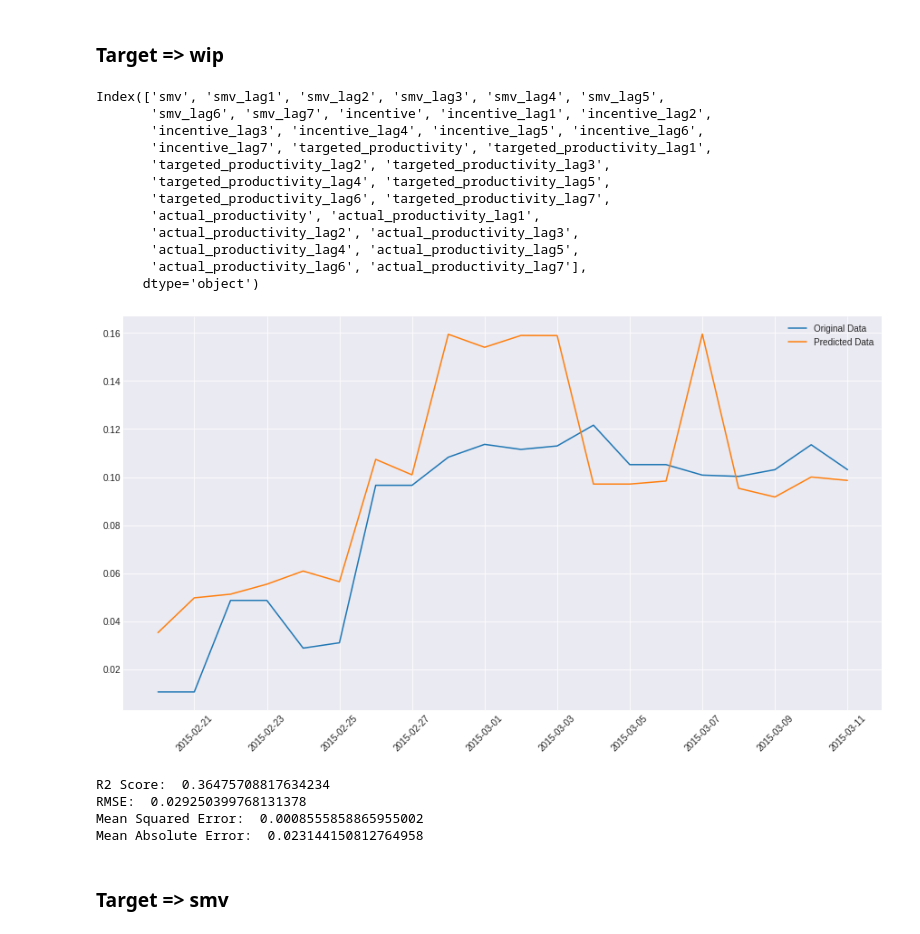
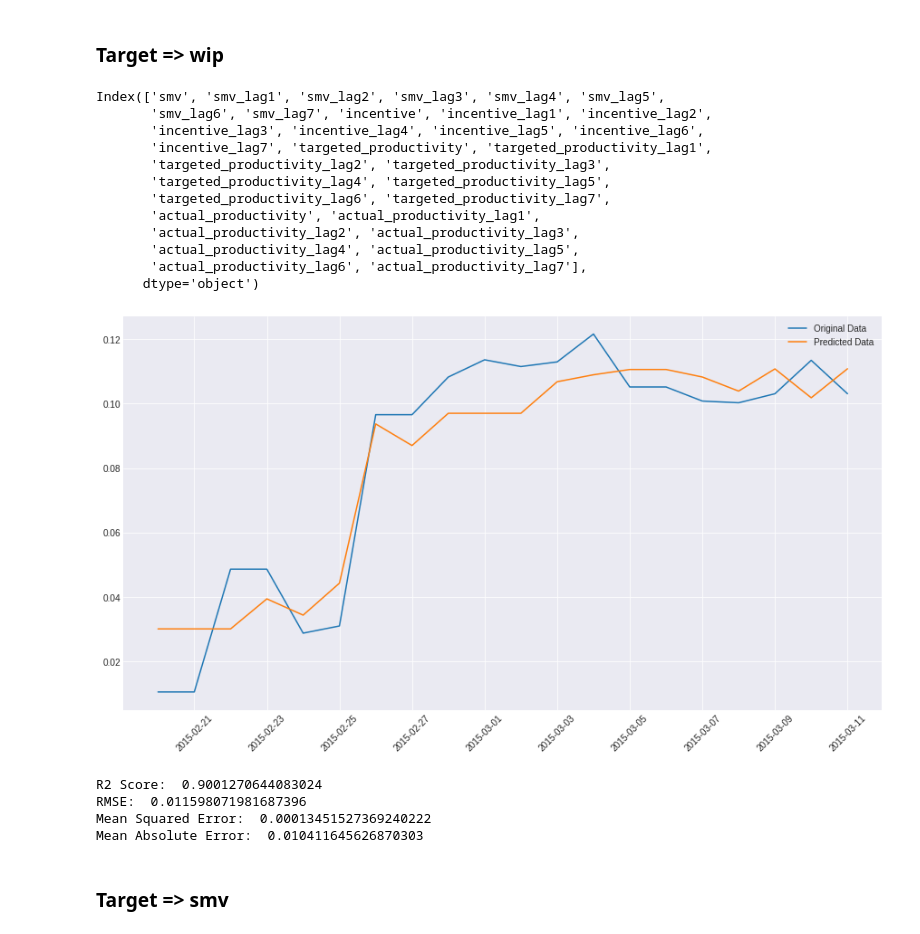
Before and after one commit to skozh/MM, a Jupyter notebook: Task4.ipynb, the cells around one changed output. Drawn from its saved outputs; the diff is of its cells as text; code cells hidden in the pictures.

```diff
--- a/Task4.ipynb
+++ b/Task4.ipynb
@@ -582,10 +584,12 @@ def fit_and_predict(X, y, n=20):
     plt.legend()
     #plt.savefig('filtered.png')
     plt.show()
-    print("R2 Score: ", r2_score(y[len(y)-20:], preds))
-    print("RMSE: ", np.sqrt(mean_squared_error(y[len(y)-20:], preds)))
-    print("Mean Squared Error: ", mean_squared_error(y[len(y)-20:], preds))
-    print("Mean Absolute Error: ", mean_absolute_error(y[len(y)-20:], preds))
+    y_true = y[len(y)-n:].reshape(n,)
+    print("R2 Score: ", r2_score(y_true, preds))
+    print("RMSE: ", np.sqrt(mean_squared_error(y_true, preds)))
+    print("Mean Squared Error: ", mean_squared_error(y_true, preds))
+    print("Mean Absolute Error: ", mean_absolute_error(y_true, preds))
+    return (y_true-preds)
 # %% [markdown]
 ### Target => actual_productivity
 # %%
@@ -615,27 +619,27 @@ Mean Absolute Error:  0.05107235694749999
 # %%
 df = add_lags(s=input_data, lag=7, tar=['wip']).dropna()
 X = df.loc[:, df.columns != 'wip']
 y = df[['wip']].values
 print(X.columns)
-fit_and_predict(X, y, 20)
+_ = fit_and_predict(X, y, 20)
 # %% [output]
 Index(['smv', 'smv_lag1', 'smv_lag2', 'smv_lag3', 'smv_lag4', 'smv_lag5',
        'smv_lag6', 'smv_lag7', 'incentive', 'incentive_lag1', 'incentive_lag2',
        'incentive_lag3', 'incentive_lag4', 'incentive_lag5', 'incentive_lag6',
        'incentive_lag7', 'targeted_productivity', 'targeted_productivity_lag1',
        'targeted_productivity_lag2', 'targeted_productivity_lag3',
        'targeted_productivity_lag4', 'targeted_productivity_lag5',
        'targeted_productivity_lag6', 'targeted_productivity_lag7',
        'actual_productivity', 'actual_productivity_lag1',
        'actual_productivity_lag2', 'actual_productivity_lag3',
        'actual_productivity_lag4', 'actual_productivity_lag5',
        'actual_productivity_lag6', 'actual_productivity_lag7'],
       dtype='object')
-[figure, old version]
+[figure, new version]
-R2 Score:  0.36475708817634234
-RMSE:  0.029250399768131378
-Mean Squared Error:  0.0008555858865955002
-Mean Absolute Error:  0.023144150812764958
+R2 Score:  0.9001270644083024
+RMSE:  0.011598071981687396
+Mean Squared Error:  0.00013451527369240222
+Mean Absolute Error:  0.010411645626870303
 # %% [markdown]
 ### Target => smv
 # %%
```
Also changed, not shown: parts of 20 cells of this notebook.
